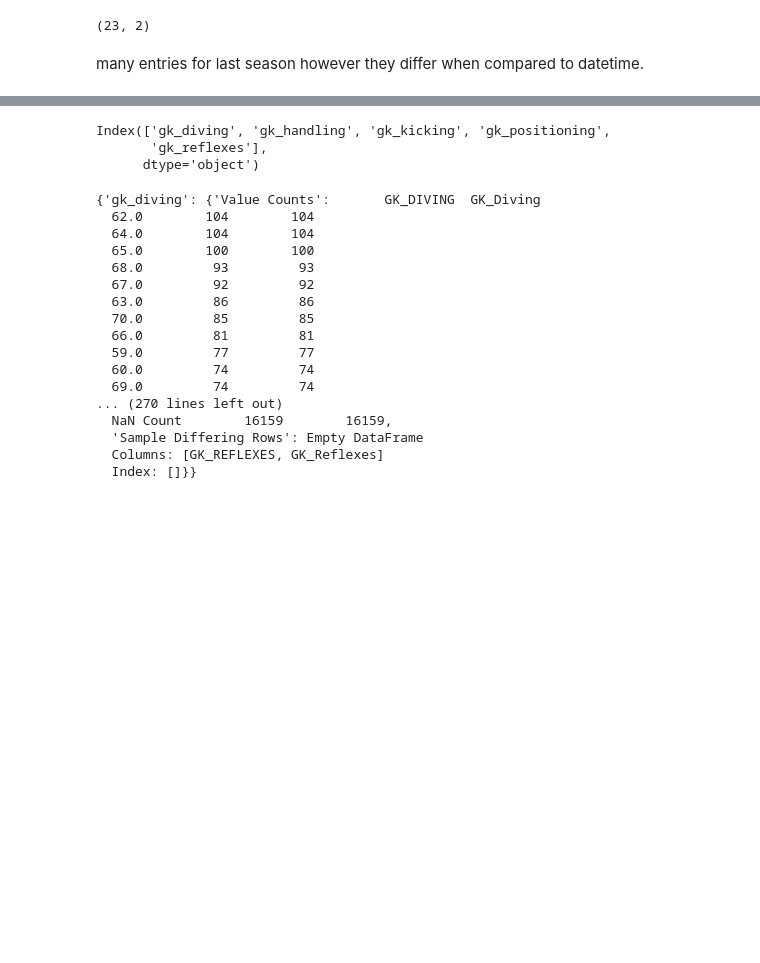
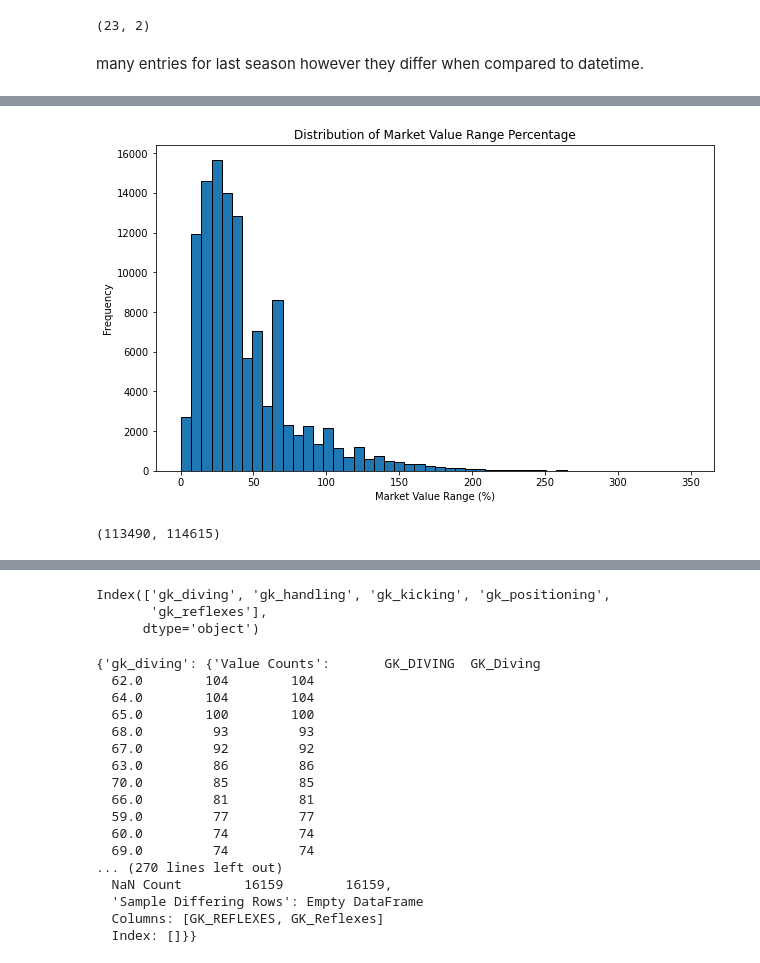
Before and after one commit to brandon-ds/siads593-M1, a Jupyter notebook: notebooks/brandon-eda.ipynb, the cells around one changed output, grey strips where cells are left out. Saved outputs shown, nothing was run; the diff lists cells and outputs as text; code cells hidden in the pictures; blank space fills up the shorter version.

Commit message:
new player data analysis

```diff
--- a/notebooks/brandon-eda.ipynb
+++ b/notebooks/brandon-eda.ipynb
@@ -106,0 +238,11 @@ plt.show()
+# %%
+# Convert the 'datetime' column to datetime type
+player_valuations_df['datetime'] = pd.to_datetime(player_valuations_df['datetime'], errors='coerce')
+
+# Extract the year from the datetime column
+player_valuations_df['year'] = player_valuations_df['datetime'].dt.year
+
+# Group by player_id and year and calculate the average of market_value_in_eur for each group
+average_market_value_df = player_valuations_df.groupby(['player_id', 'year'])['market_value_in_eur'].mean().reset_index()
+
+average_market_value_df
@@ -106,0 +265,10 @@ plt.show()
+# %%
+range_market_value_df = player_valuations_df.groupby(['player_id', 'year']).agg(
+    market_value_range=pd.NamedAgg(column='market_value_in_eur', aggfunc=lambda x: x.max() - x.min() if len(x) >= 2 else 0)
+).reset_index()
+
+# Merge the average_market_value_df with the range_market_value_df on player_id and year
+average_market_value_df = pd.merge(average_market_value_df, range_market_value_df, on=['player_id', 'year'], how='left')
+
+# Display the resulting DataFrame
+average_market_value_df.head()
@@ -106,0 +282,21 @@ plt.show()
+# %%
+# Calculate the percentage of market value range relative to the average market value
+average_market_value_df['market_value_range_percentage'] = (average_market_value_df['market_value_range'] / average_market_value_df['market_value_in_eur']) * 100
+
+# Plot the distribution of market value range percentage for records where the range is not zero
+non_zero_range_df = average_market_value_df[average_market_value_df['market_value_range'] > 0]
+plt.figure(figsize=(10, 6))
+plt.hist(non_zero_range_df['market_value_range_percentage'], bins=50, edgecolor='k')
+plt.title('Distribution of Market Value Range Percentage')
+plt.xlabel('Market Value Range (%)')
+plt.ylabel('Frequency')
+plt.show()
+
+# Calculate the number of records with and without market value range
+num_records_with_range = len(average_market_value_df[average_market_value_df['market_value_range'] > 0])
+num_records_without_range = len(average_market_value_df[average_market_value_df['market_value_range'] == 0])
+
+num_records_with_range, num_records_without_range
+# %% [output]
+[figure, added]
+(113490, 114615)
```
Also changed, not shown: parts of 18 cells of this notebook, 1 other file.
